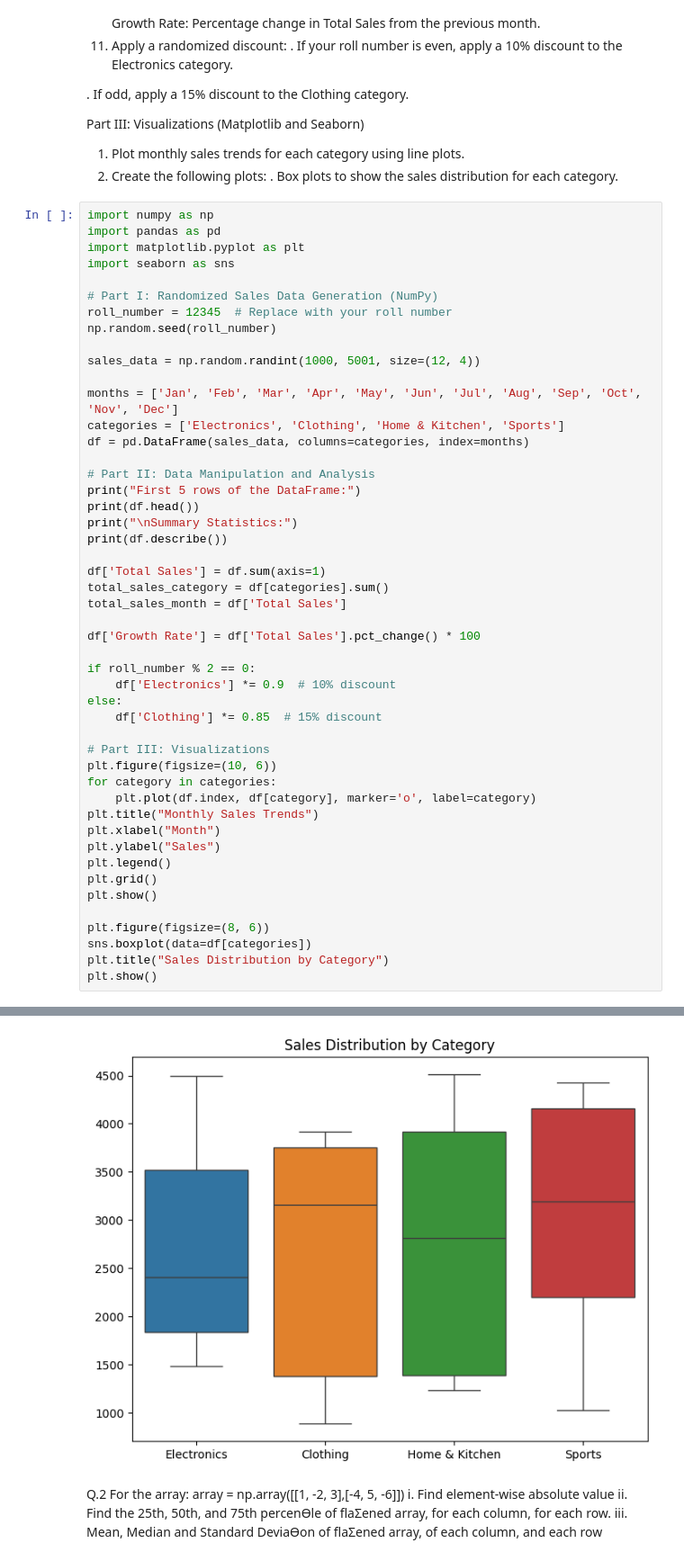
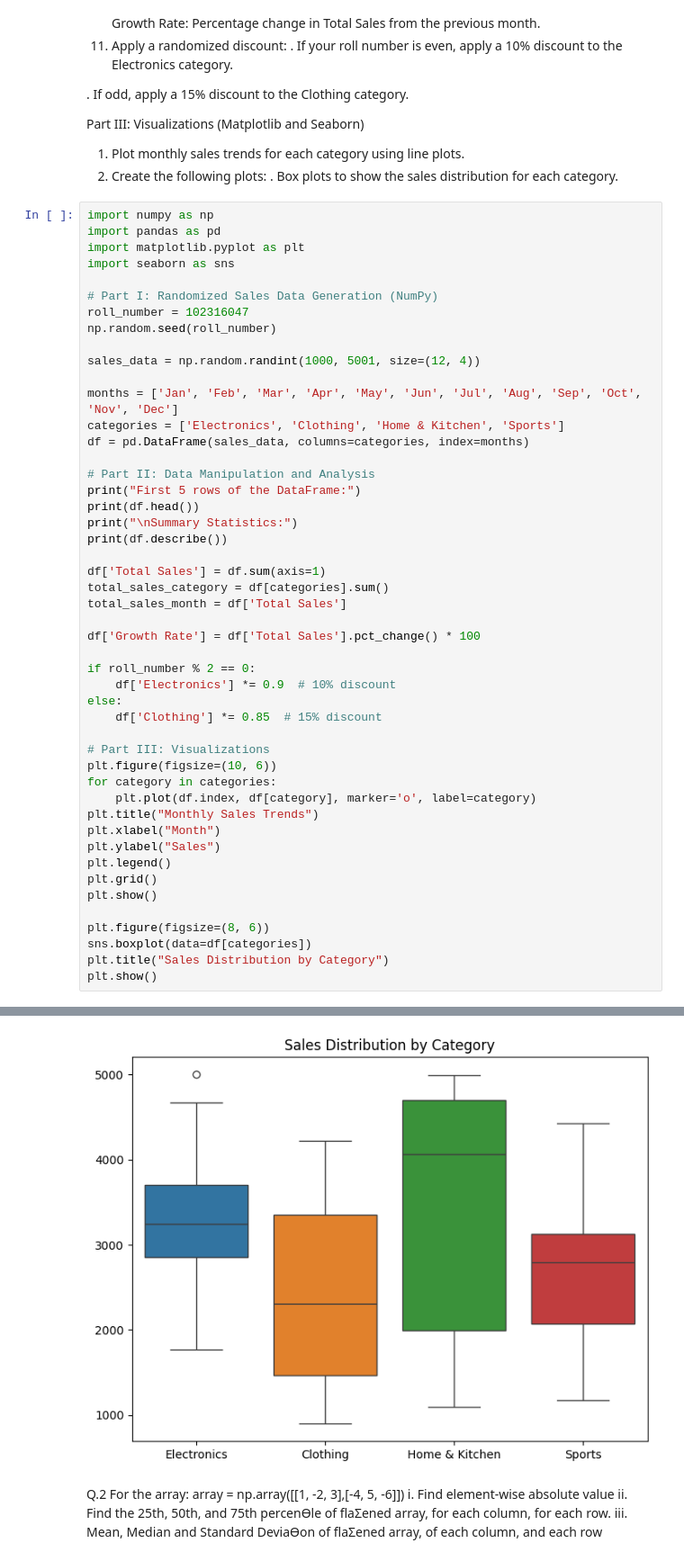
Before and after one commit to yashsinghal14/102316047-UCS420, a Jupyter notebook: Assignment-7_102316047.ipynb, the cells around one changed output, grey strips where cells are left out. Shown at 90% size. Cells and saved outputs as stored; diff of their text form.

```diff
--- a/Assignment-7_102316047.ipynb
+++ b/Assignment-7_102316047.ipynb
@@ -45,7 +45,7 @@ import matplotlib.pyplot as plt
 import seaborn as sns
 
 # Part I: Randomized Sales Data Generation (NumPy)
-roll_number = 12345  # Replace with your roll number
+roll_number = 102316047
 np.random.seed(roll_number)
 
 sales_data = np.random.randint(1000, 5001, size=(12, 4))
@@ -109,4 +109,4 @@ max    4492.000000  4613.000000     4511.000000  4429.000000
-[figure, old version]
+[figure, new version]
 # %% [markdown]
 Q.2 For the array: array = np.array([[1, -2, 3],[-4, 5, -6]])
 i. Find element-wise absolute value
```
Also changed, not shown: parts of 1 cell of this notebook.
